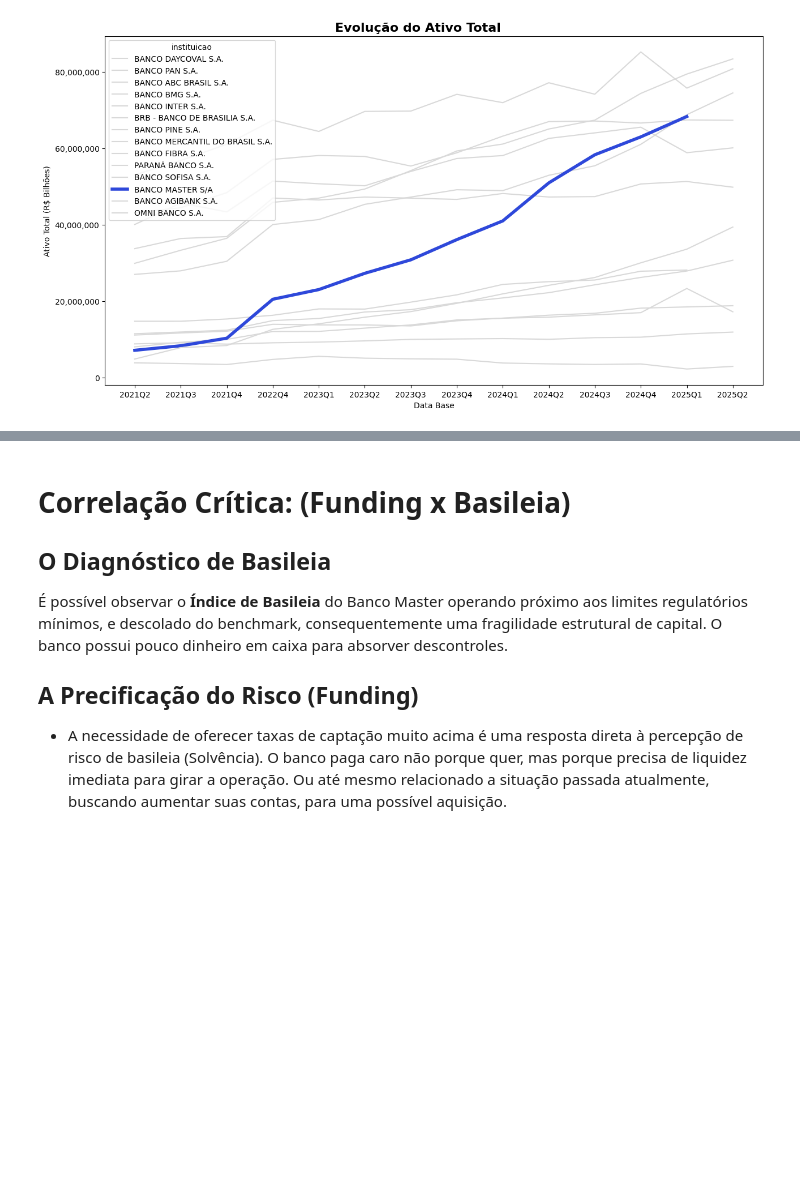
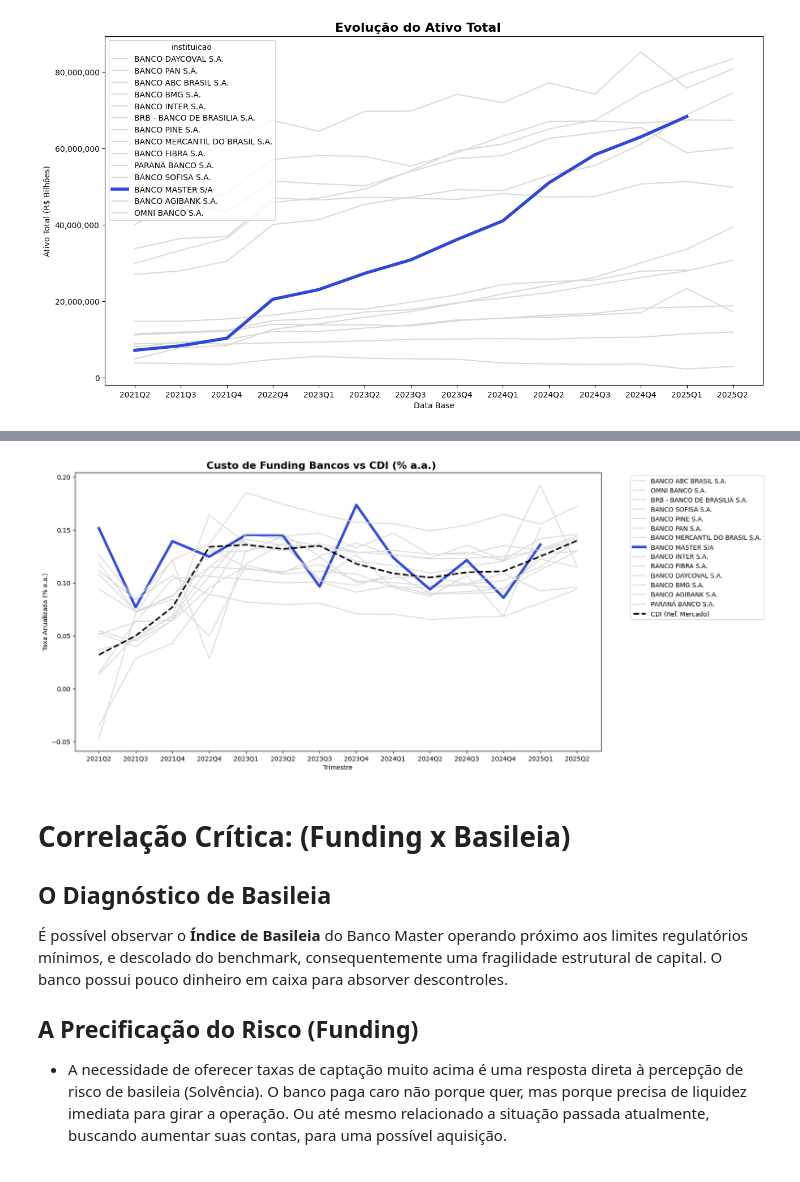
Before and after one commit to ThiagoPBorges/Banco-Master-Analise, a Jupyter notebook: notebook/03_eda.ipynb, the cells around one changed output, grey strips where cells are left out. Drawn from its saved outputs; the diff is of its cells as text; code cells hidden in the pictures; blank space fills up the shorter version.

```diff
--- a/notebook/03_feature_engineering.ipynb
+++ b/notebook/03_eda.ipynb
@@ -225,3 +240,74 @@ plt.show()
+# %%
+# Ordenar
+# Sem isso, o shift(1) pode pegar dados de outro banco ou data errada
+df_analitico = df_analitico.sort_values(['instituicao', 'data_base'])
+
+# Lógica de Desacumulação
+df_analitico['Despesa_Trimestre'] = df_analitico['Despesa_Captacao_Total']
+
+mascara_acumulada = df_analitico['data_base'].dt.month.isin([6, 12])
+
+# Aplica a subtração (Valor Atual - Valor do Trimestre Anterior)
+df_analitico.loc[mascara_acumulada, 'Despesa_Trimestre'] = (
+    df_analitico['Despesa_Captacao_Total'] - df_analitico['Despesa_Captacao_Total'].shift(1)
+)
+
+# Cálculos da Taxa
+df_analitico['custo_funding_tri_real'] = (df_analitico['Despesa_Trimestre'] * -1) / df_analitico['captacoes']
+
+# Anualização ((1+i)^4 - 1)
+df_analitico['custo_funding_ano_real'] = ((1 + df_analitico['custo_funding_tri_real']) ** 4) - 1
+
+# Atualizar df_bancos
+df_bancos = df_analitico.loc[df_analitico['instituicao'].isin(bancos)].copy()
+df_bancos = df_bancos.sort_values('Trimestre') # Garante a linha do tempo correta
+
+cdi_historico = {
+    '2021Q1': 0.019, '2021Q2': 0.032, '2021Q3': 0.050, '2021Q4': 0.077,
+    '2022Q1': 0.101, '2022Q2': 0.121, '2022Q3': 0.139, '2022Q4': 0.134,
+    '2023Q1': 0.136, '2023Q2': 0.132, '2023Q3': 0.135, '2023Q4': 0.118,
+    '2024Q1': 0.109, '2024Q2': 0.105, '2024Q3': 0.110, '2024Q4': 0.111,
+    '2025Q1': 0.125, '2025Q2': 0.140, '2025Q3': 0.157, '2025Q4': 0.109
+}
+# Mapear o CDI para dentro do df_bancos
+df_bancos['taxa_cdi'] = df_bancos['Trimestre'].map(cdi_historico)
+
+paleta_cores = {banco: "#2E48DA" if banco == banco_foco else '#d9d9d9' for banco in todos_bancos}
+espessuras = {banco: 4.0 if banco == banco_foco else 1.5 for banco in todos_bancos}
+
+plt.figure(figsize=(15,8))
+
+sns.lineplot(
+    data=df_bancos,
+    x='Trimestre',
+    y='custo_funding_ano_real',
+    hue='instituicao',
+    size='instituicao',
+    palette=paleta_cores,
+    sizes=espessuras
+)
+
+sns.lineplot(
+    data=df_bancos,
+    x='Trimestre',
+    y='taxa_cdi',
+    color='black',
+    linestyle='--',
+    linewidth=2.5,
+    label='CDI (Ref. Mercado)',
+    errorbar=None
+)
+
+ax.yaxis.set_major_formatter(ticker.PercentFormatter(1.0))
+
+plt.title('Custo de Funding Bancos vs CDI (% a.a.)', fontsize=16, fontweight='bold', loc='left', x=0.25)
+plt.ylabel('Taxa Anualizada (% a.a.)')
+plt.xlabel('Trimestre')
+plt.legend(bbox_to_anchor=(1.05, 1), loc='upper left')
+
+plt.show()
+# %% [output]
+[figure, added]
 # %% [markdown]
 # **Correlação Crítica: (Funding x Basileia)**
 
```
Also changed, not shown: parts of 6 cells of this notebook, 7 other files.
